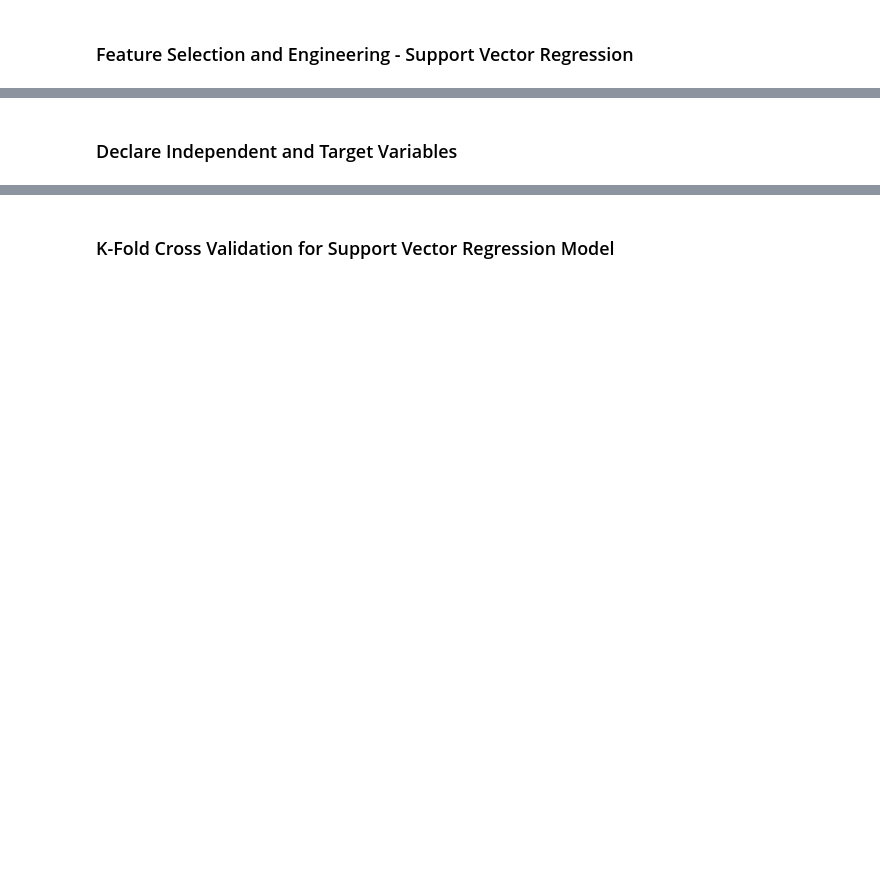
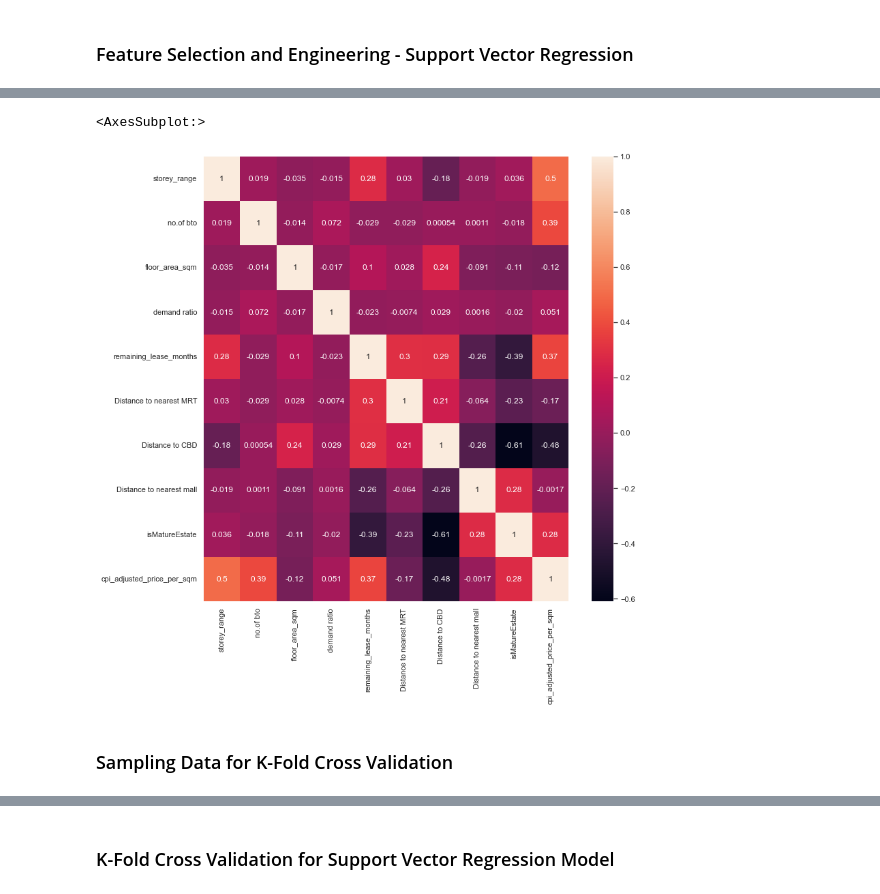
Before and after one commit to erlynnehazey/is424_hbd-resale-value, a Jupyter notebook: svr.ipynb, the cells around one changed output, grey strips where cells are left out. Cells and saved outputs as stored; diff of their text form; code cells hidden in the pictures; blank space fills up the shorter version.

```diff
--- a/svr.ipynb
+++ b/svr.ipynb
@@ -24,14 +34,13 @@ hdb_resale_prices = hdb_resale_prices.loc[hdb_resale_prices["year"].isin([2020,
 hdb_resale_prices['cpi_adjusted_price_per_sqm'] = hdb_resale_prices['cpi_adjusted_price'] / hdb_resale_prices['floor_area_sqm']
 # %%
 df_svr = hdb_resale_prices[['storey_range',
-                           'flat_type',
                            'no.of bto',
                            'floor_area_sqm',
-                           'resale application',
                            'demand ratio',
                            'remaining_lease_months',
                            'Distance to nearest MRT',
                            'Distance to CBD',
+                           'Distance to nearest mall',
                            'isMatureEstate',
                            'cpi_adjusted_price_per_sqm']]
 df_svr.head()
@@ -38,6 +54,6 @@ df_svr.head()
 # %%
-#one hot encoding for flat type
-df_svr = pd.get_dummies(df_svr, columns=['flat_type'], prefix = ['type'])
-df_svr.head()
+# #one hot encoding for flat type
+# df_svr = pd.get_dummies(df_svr, columns=['flat_type'], prefix = ['type'])
+# df_svr.head()
 # %%
 df_svr.info()
@@ -44,6 +78,9 @@ df_svr.info()
 # %%
 # plot correlation heatpmap
 sns.set (rc = {'figure.figsize':(12, 12)})
-sns.heatmap(df_svr.drop(columns=["type_3 ROOM", "type_4 ROOM", "type_5 ROOM", "type_EXECUTIVE"]).corr(), annot=True)
+sns.heatmap(df_svr.corr(), annot=True)
+# %% [output]
+<AxesSubplot:>
+[figure, added]
-# %% [markdown]
-### Declare Independent and Target Variables
+# %% [markdown]
+### Sampling Data for K-Fold Cross Validation
```
Also changed, not shown: parts of 19 cells of this notebook.
